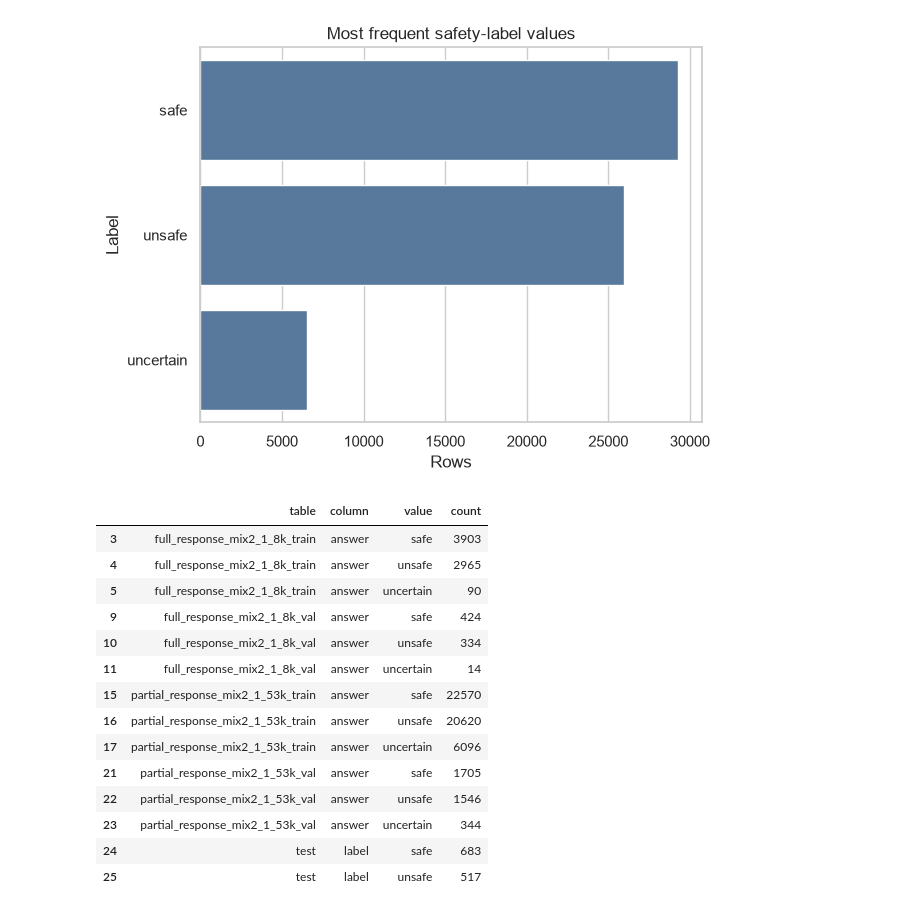
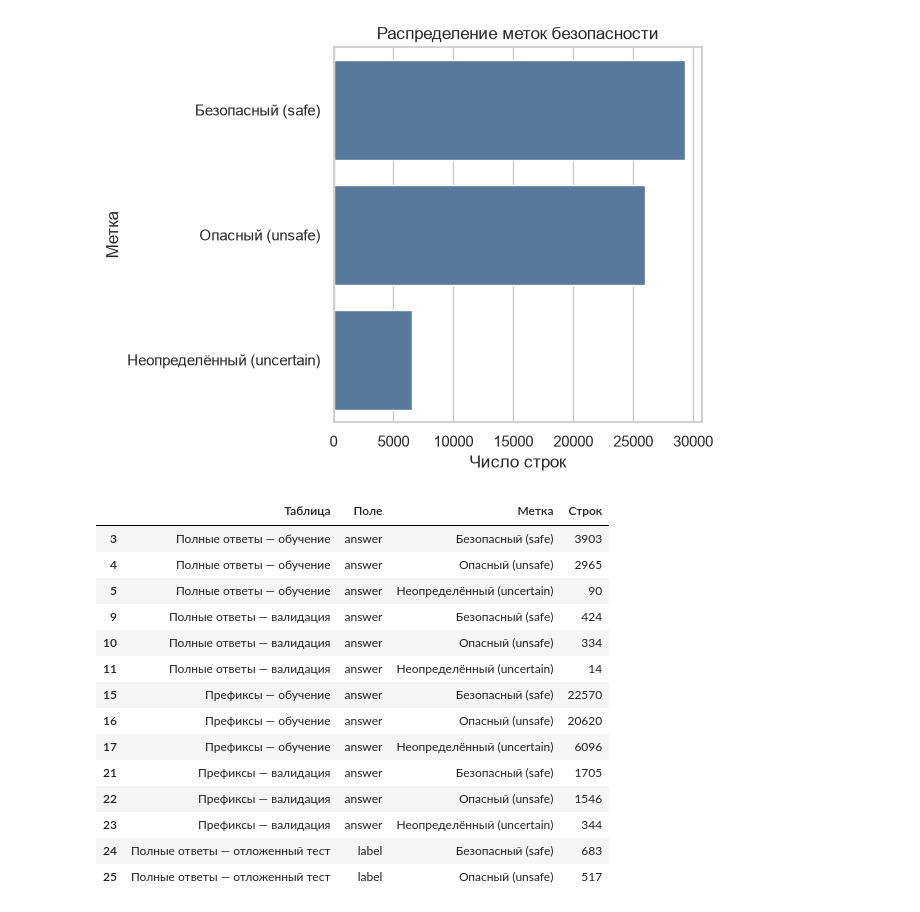
Before and after one commit to ZinewVova/Streaming-Guardrails, a Jupyter notebook: notebooks/01_streamsafe_eda.ipynb, the cells around one changed output. Cells and saved outputs as stored; diff of their text form; code cells hidden in the pictures.

Commit message:
Translate and clarify StreamSafe EDA

```diff
--- a/notebooks/01_streamsafe_eda.ipynb
+++ b/notebooks/01_streamsafe_eda.ipynb
@@ -104,30 +179,36 @@ validation
 # %%
 all_label_fields = distribution_for_role(tables, 'label')
 labels = all_label_fields[all_label_fields['column'].isin(['answer', 'label'])].copy()
 labels.to_csv(tables_dir / 'label_distribution.csv', index=False)
 if not labels.empty:
     plot_data = labels.groupby('value', as_index=False)['count'].sum().nlargest(20, 'count')
-    ax = sns.barplot(data=plot_data, x='count', y='value', color='#4C78A8')
-    ax.set(title='Most frequent safety-label values', xlabel='Rows', ylabel='Label')
+    plot_data['label_ru'] = plot_data['value'].map(LABEL_NAMES_RU)
+    ax = sns.barplot(data=plot_data, x='count', y='label_ru', color='#4C78A8')
+    ax.set(title='Распределение меток безопасности', xlabel='Число строк', ylabel='Метка')
     plt.tight_layout()
     plt.savefig(figures_dir / 'label_distribution.png', dpi=160, bbox_inches='tight')
     plt.show()
-labels.head(30)
+label_display = labels.copy()
+label_display['table'] = label_display['table'].map(TABLE_NAMES_RU)
+label_display['value'] = label_display['value'].map(LABEL_NAMES_RU)
+label_display.rename(columns={
+    'table': 'Таблица', 'column': 'Поле', 'value': 'Метка', 'count': 'Строк'
+}).head(30)
 # %% [output]
-[figure, old version]
+[figure, new version]
-|  | table | column | value | count |
-| 3 | full_response_mix2_1_8k_train | answer | safe | 3903 |
-| 4 | full_response_mix2_1_8k_train | answer | unsafe | 2965 |
-| 5 | full_response_mix2_1_8k_train | answer | uncertain | 90 |
-| 9 | full_response_mix2_1_8k_val | answer | safe | 424 |
-| 10 | full_response_mix2_1_8k_val | answer | unsafe | 334 |
-| 11 | full_response_mix2_1_8k_val | answer | uncertain | 14 |
-| 15 | partial_response_mix2_1_53k_train | answer | safe | 22570 |
-| 16 | partial_response_mix2_1_53k_train | answer | unsafe | 20620 |
-| 17 | partial_response_mix2_1_53k_train | answer | uncertain | 6096 |
-| 21 | partial_response_mix2_1_53k_val | answer | safe | 1705 |
-| 22 | partial_response_mix2_1_53k_val | answer | unsafe | 1546 |
-| 23 | partial_response_mix2_1_53k_val | answer | uncertain | 344 |
-| 24 | test | label | safe | 683 |
-| 25 | test | label | unsafe | 517 |
+|  | Таблица | Поле | Метка | Строк |
+| 3 | Полные ответы — обучение | answer | Безопасный (safe) | 3903 |
+| 4 | Полные ответы — обучение | answer | Опасный (unsafe) | 2965 |
+| 5 | Полные ответы — обучение | answer | Неопределённый (uncertain) | 90 |
+| 9 | Полные ответы — валидация | answer | Безопасный (safe) | 424 |
+| 10 | Полные ответы — валидация | answer | Опасный (unsafe) | 334 |
+| 11 | Полные ответы — валидация | answer | Неопределённый (uncertain) | 14 |
+| 15 | Префиксы — обучение | answer | Безопасный (safe) | 22570 |
+| 16 | Префиксы — обучение | answer | Опасный (unsafe) | 20620 |
+| 17 | Префиксы — обучение | answer | Неопределённый (uncertain) | 6096 |
+| 21 | Префиксы — валидация | answer | Безопасный (safe) | 1705 |
+| 22 | Префиксы — валидация | answer | Опасный (unsafe) | 1546 |
+| 23 | Префиксы — валидация | answer | Неопределённый (uncertain) | 344 |
+| 24 | Полные ответы — отложенный тест | label | Безопасный (safe) | 683 |
+| 25 | Полные ответы — отложенный тест | label | Опасный (unsafe) | 517 |
 # %% [markdown]
```
Also changed, not shown: parts of 19 cells of this notebook, 10 other files.
